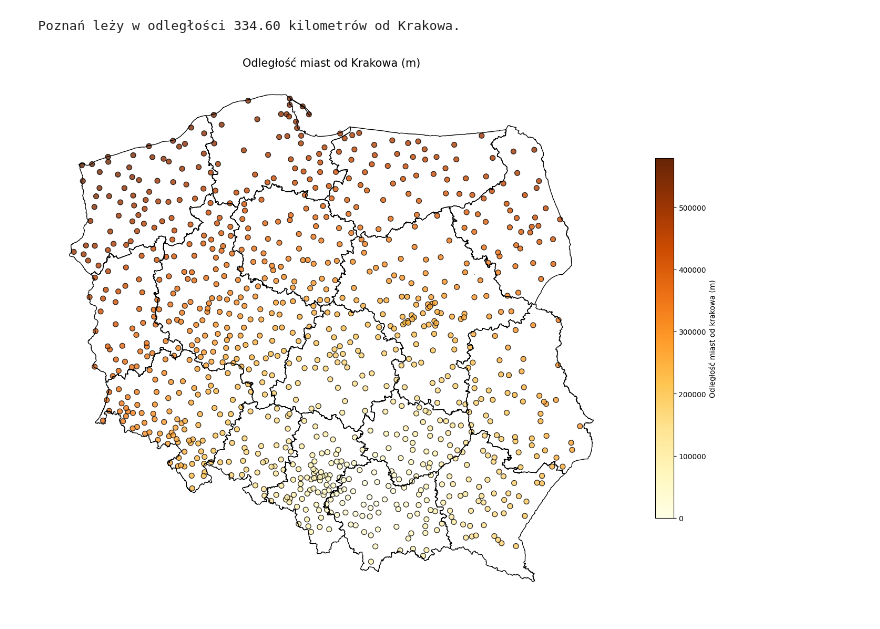
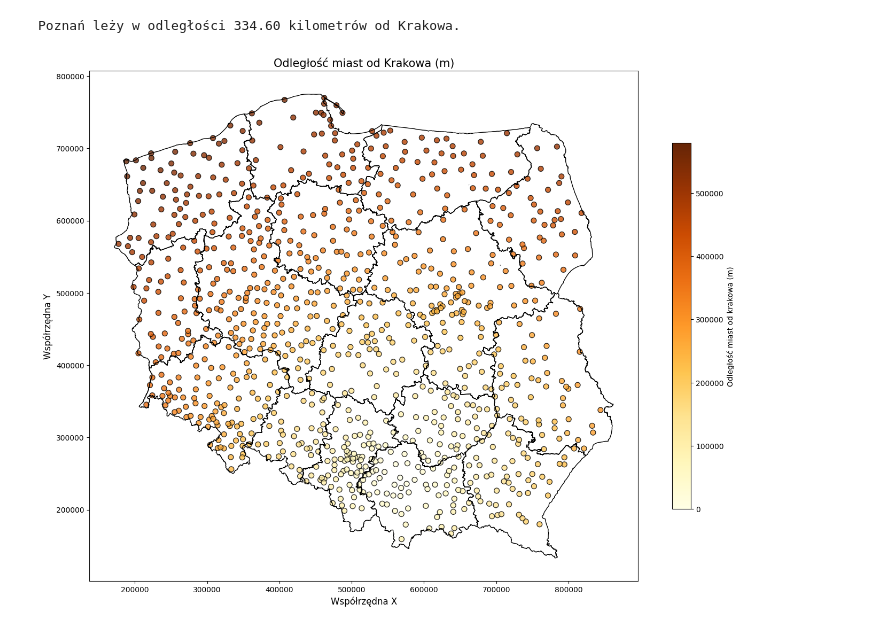
Before and after one commit to saklaskidominik/Data_Analysis_in_Python, a Jupyter notebook: Set_4_Spatial_data_analysis_assignmen/ZZ04_CZ01.ipynb, the cells around one changed output. Cells and saved outputs as stored; diff of their text form; code cells hidden in the pictures.

```diff
--- a/Set_4_Spatial_data_analysis_assignmen/ZZ04_CZ01.ipynb
+++ b/Set_4_Spatial_data_analysis_assignmen/ZZ04_CZ01.ipynb
@@ -447,25 +451,27 @@ assert np.isclose(distance, 334.60495145299524)
 # %%
 # Wizualizacja
 # YOUR CODE HERE
 fig, ax = plt.subplots(figsize=(14, 14), facecolor="white")
 
 voivodeships.boundary.plot(ax=ax, linewidth=1, edgecolor="black")
 
 #punkty miast kolorowane wg odległości od Krakowa
 cities.plot(
     ax=ax,
     column="Odległość od Krakowa",
     cmap="YlOrBr",
     markersize=50,
     legend=True,
     alpha=0.8,
     legend_kwds={'label': "Odległość miast od krakowa (m)", 'shrink': 0.5},
     edgecolor="black",
 )
 
 ax.set_title("Odległość miast od Krakowa (m)", fontsize=15)
-ax.axis("off")
+ax.axis("on")
+ax.set_xlabel("Współrzędna X", fontsize=12)
+ax.set_ylabel("Współrzędna Y", fontsize=12)
 plt.tight_layout()
 plt.show()
 # %% [output]
-[figure, old version]
+[figure, new version]
```
Also changed, not shown: parts of 2 cells of this notebook, 1 other file.
